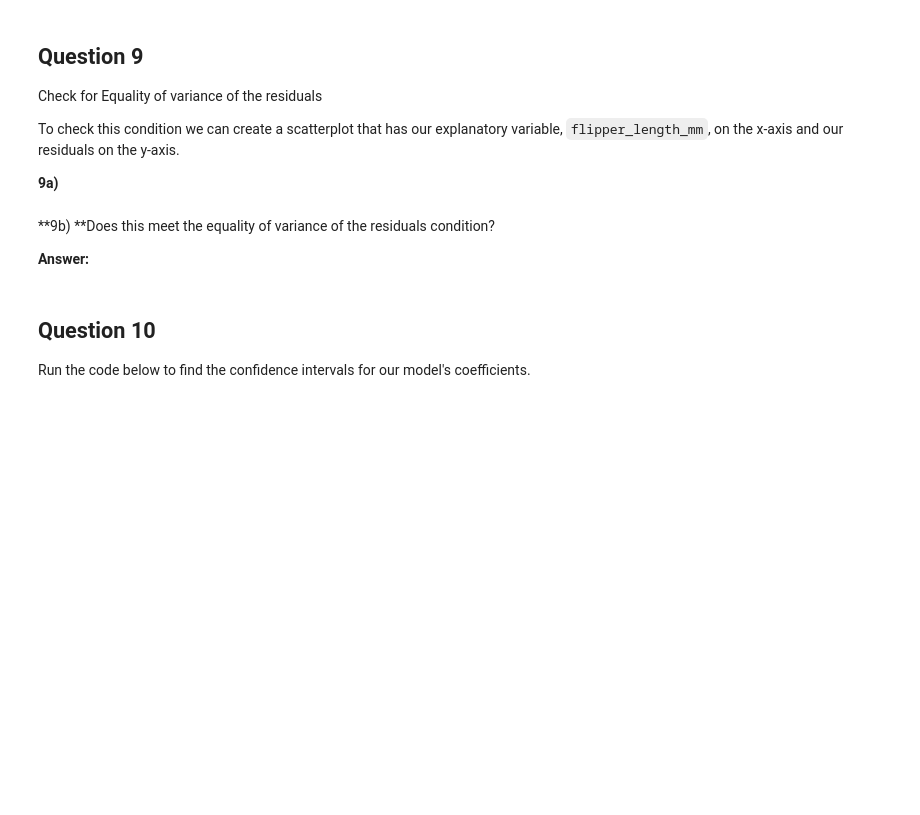
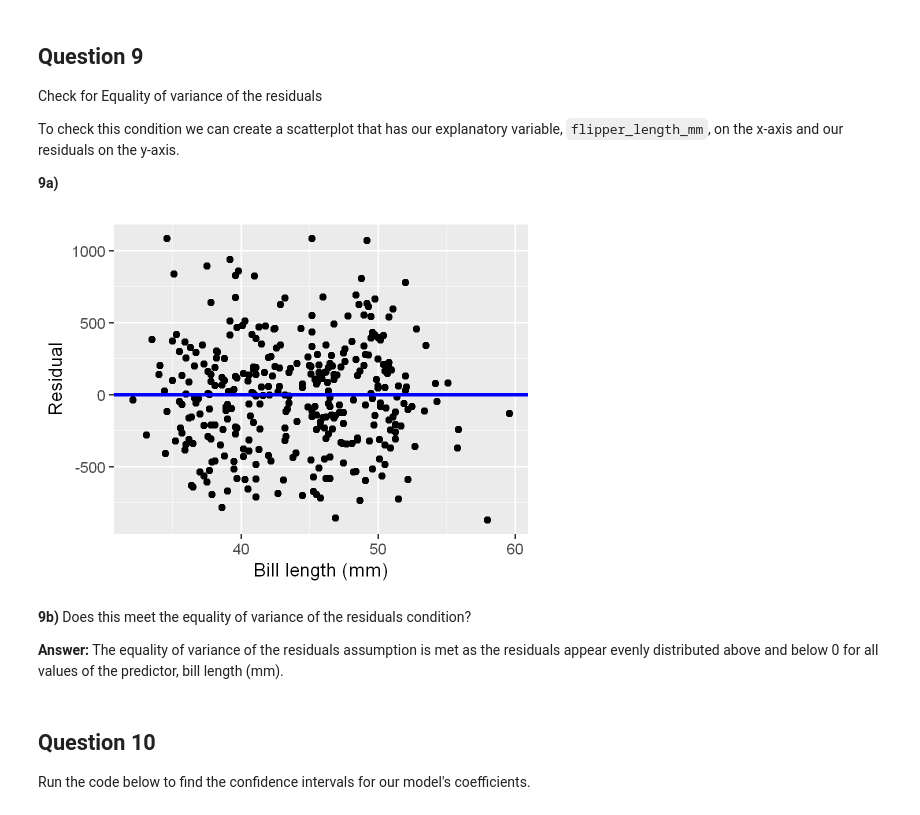
Before and after one commit to UNC-DATA-730/unit-10-assignment-samussiah, a Jupyter notebook: assignment10.ipynb, the cells around one changed output. Saved outputs shown, nothing was run; the diff lists cells and outputs as text; code cells hidden in the pictures; blank space fills up the shorter version.

```diff
--- a/assignment10.ipynb
+++ b/assignment10.ipynb
@@ -422,30 +520,35 @@ residuals on the y-axis.
 
 **9a)**
 # %%
-#Add code to check this condition:
+options(
+    repr.plot.width = 4,
+    repr.plot.height = 3
+)
 
 parallel_regression_points |>
     ggplot(
         aes(
             x = bill_length_mm,
             y = .resid
         )
     ) +
     geom_point() +
     labs(
-        x = "Bill length in mm",
+        x = "Bill length (mm)",
         y = "Residual"
     ) +
     geom_hline(
         yintercept = 0,
         col = "blue",
         linewidth = 1
     )
+# %% [output]
+[figure, added]
 # %% [markdown]
-**9b) **Does this meet the equality of variance of the residuals
+**9b)** Does this meet the equality of variance of the residuals
 condition?
 
-**Answer:**
+**Answer:** The equality of variance of the residuals assumption is met as the residuals appear evenly distributed above and below 0 for all values of the predictor, bill length (mm).
 # %% [markdown]
 ## Question 10
 
```
Also changed, not shown: parts of 23 cells of this notebook.
